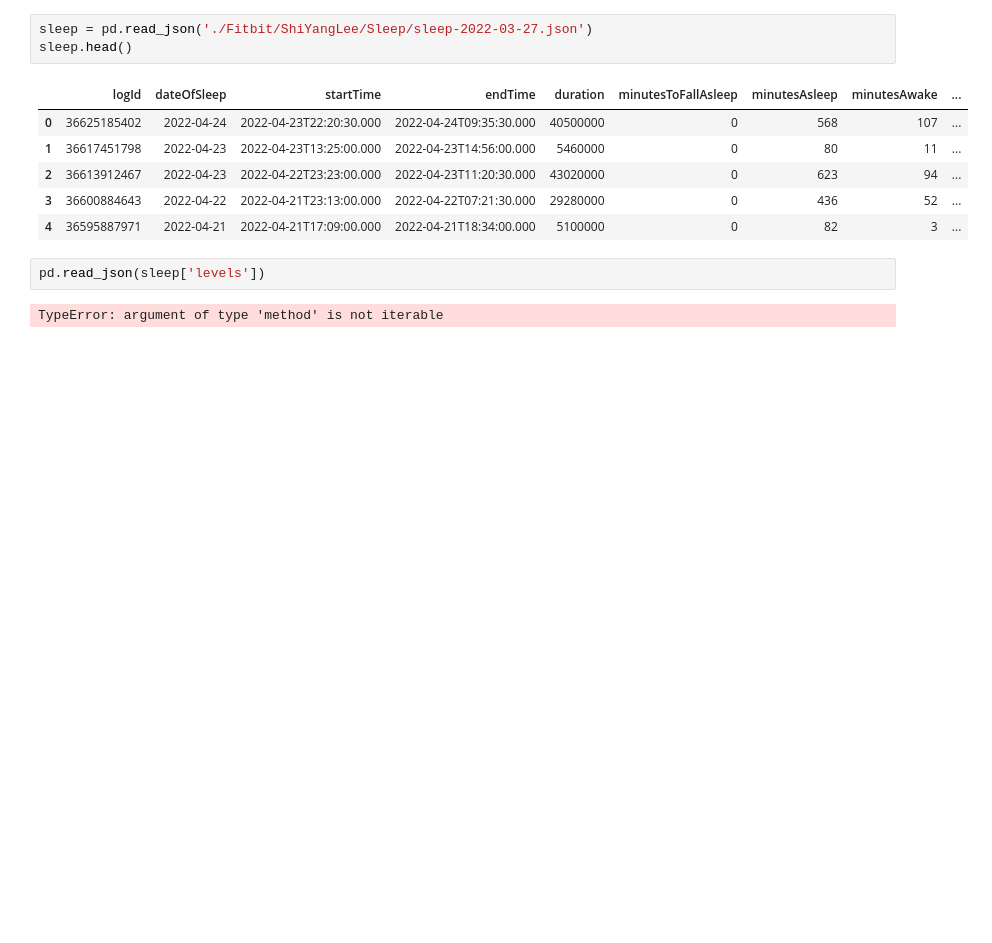
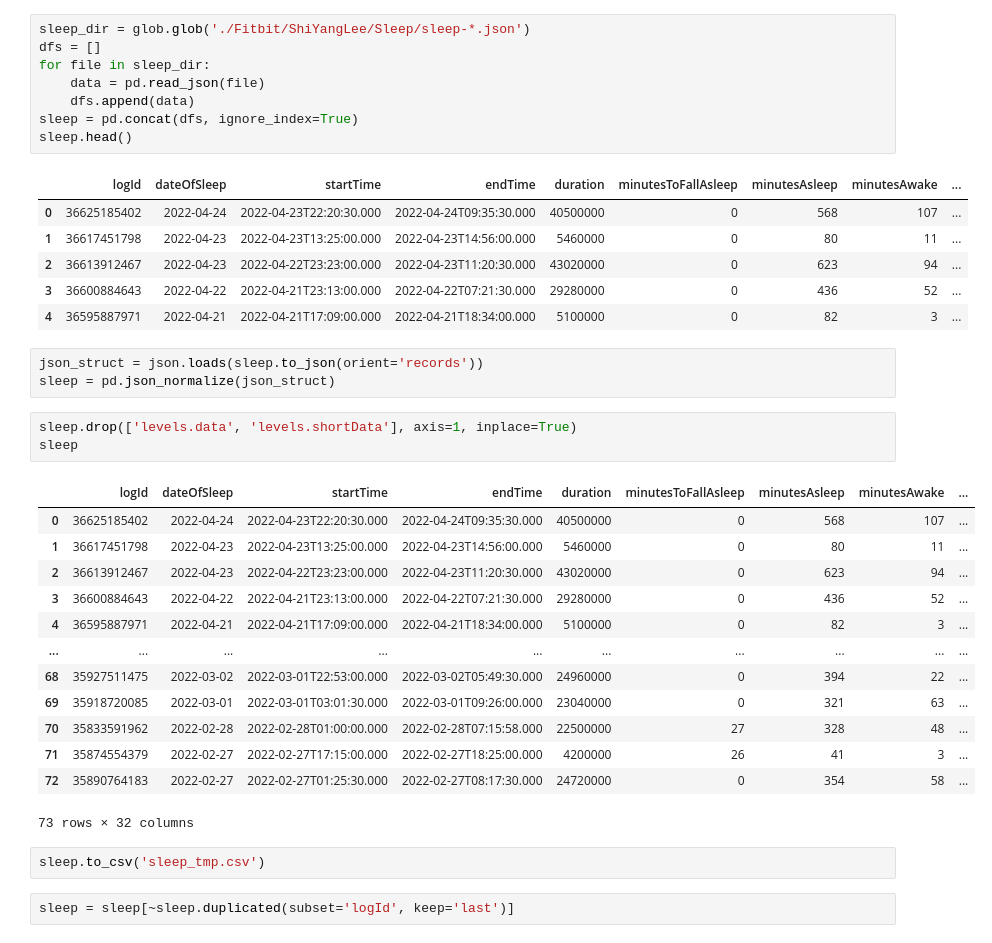
Before and after one commit to ShiYang1101/ML, a Jupyter notebook: Fitness/HRV_trend.ipynb, the cells around one changed output. Saved outputs shown, nothing was run; the diff lists cells and outputs as text; blank space fills up the shorter version.

```diff
--- a/Fitness/HRV_trend.ipynb
+++ b/Fitness/HRV_trend.ipynb
@@ -71,7 +72,12 @@ hrv[['hrv_rolling', 'steps_rolling']].plot()
 <AxesSubplot:>
 [figure]
 # %%
-sleep = pd.read_json('./Fitbit/ShiYangLee/Sleep/sleep-2022-03-27.json')
+sleep_dir = glob.glob('./Fitbit/ShiYangLee/Sleep/sleep-*.json')
+dfs = []
+for file in sleep_dir:
+    data = pd.read_json(file)
+    dfs.append(data)
+sleep = pd.concat(dfs, ignore_index=True)
 sleep.head()
 # %% [output]
 |  | logId | dateOfSleep | startTime | endTime | duration | minutesToFallAsleep | minutesAsleep | minutesAwake | ... |
@@ -80,7 +86,27 @@ sleep.head()
 | 2 | 36613912467 | 2022-04-23 | 2022-04-22T23:23:00.000 | 2022-04-23T11:20:30.000 | 43020000 | 0 | 623 | 94 | ... |
 | 3 | 36600884643 | 2022-04-22 | 2022-04-21T23:13:00.000 | 2022-04-22T07:21:30.000 | 29280000 | 0 | 436 | 52 | ... |
 | 4 | 36595887971 | 2022-04-21 | 2022-04-21T17:09:00.000 | 2022-04-21T18:34:00.000 | 5100000 | 0 | 82 | 3 | ... |
-# %%
-pd.read_json(sleep['levels'])
-# %% [output]
-TypeError: argument of type 'method' is not iterable
+# %%
+json_struct = json.loads(sleep.to_json(orient='records'))
+sleep = pd.json_normalize(json_struct)
+# %%
+sleep.drop(['levels.data', 'levels.shortData'], axis=1, inplace=True)
+sleep
+# %% [output]
+|  | logId | dateOfSleep | startTime | endTime | duration | minutesToFallAsleep | minutesAsleep | minutesAwake | ... |
+| 0 | 36625185402 | 2022-04-24 | 2022-04-23T22:20:30.000 | 2022-04-24T09:35:30.000 | 40500000 | 0 | 568 | 107 | ... |
+| 1 | 36617451798 | 2022-04-23 | 2022-04-23T13:25:00.000 | 2022-04-23T14:56:00.000 | 5460000 | 0 | 80 | 11 | ... |
+| 2 | 36613912467 | 2022-04-23 | 2022-04-22T23:23:00.000 | 2022-04-23T11:20:30.000 | 43020000 | 0 | 623 | 94 | ... |
+| 3 | 36600884643 | 2022-04-22 | 2022-04-21T23:13:00.000 | 2022-04-22T07:21:30.000 | 29280000 | 0 | 436 | 52 | ... |
+| 4 | 36595887971 | 2022-04-21 | 2022-04-21T17:09:00.000 | 2022-04-21T18:34:00.000 | 5100000 | 0 | 82 | 3 | ... |
+| ... | ... | ... | ... | ... | ... | ... | ... | ... | ... |
+| 68 | 35927511475 | 2022-03-02 | 2022-03-01T22:53:00.000 | 2022-03-02T05:49:30.000 | 24960000 | 0 | 394 | 22 | ... |
+| 69 | 35918720085 | 2022-03-01 | 2022-03-01T03:01:30.000 | 2022-03-01T09:26:00.000 | 23040000 | 0 | 321 | 63 | ... |
+| 70 | 35833591962 | 2022-02-28 | 2022-02-28T01:00:00.000 | 2022-02-28T07:15:58.000 | 22500000 | 27 | 328 | 48 | ... |
+| 71 | 35874554379 | 2022-02-27 | 2022-02-27T17:15:00.000 | 2022-02-27T18:25:00.000 | 4200000 | 26 | 41 | 3 | ... |
+| 72 | 35890764183 | 2022-02-27 | 2022-02-27T01:25:30.000 | 2022-02-27T08:17:30.000 | 24720000 | 0 | 354 | 58 | ... |
+73 rows × 32 columns
+# %%
+sleep.to_csv('sleep_tmp.csv')
+# %%
+sleep = sleep[~sleep.duplicated(subset='logId', keep='last')]
```
Also changed, not shown: parts of 6 cells of this notebook, 3 other files.
